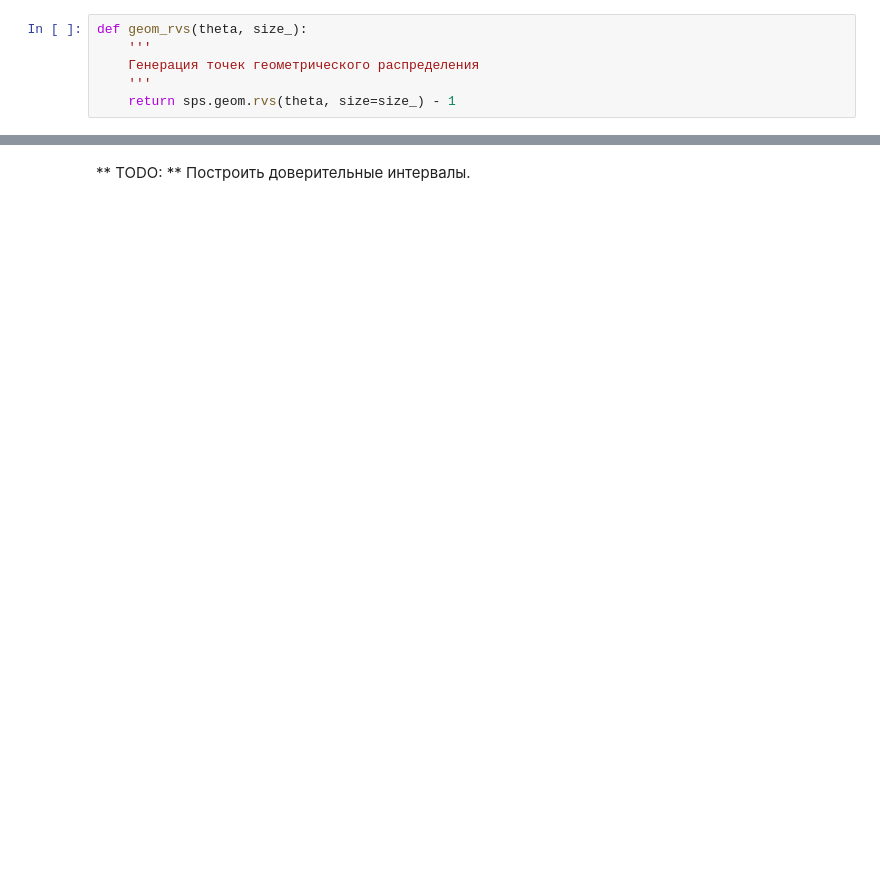
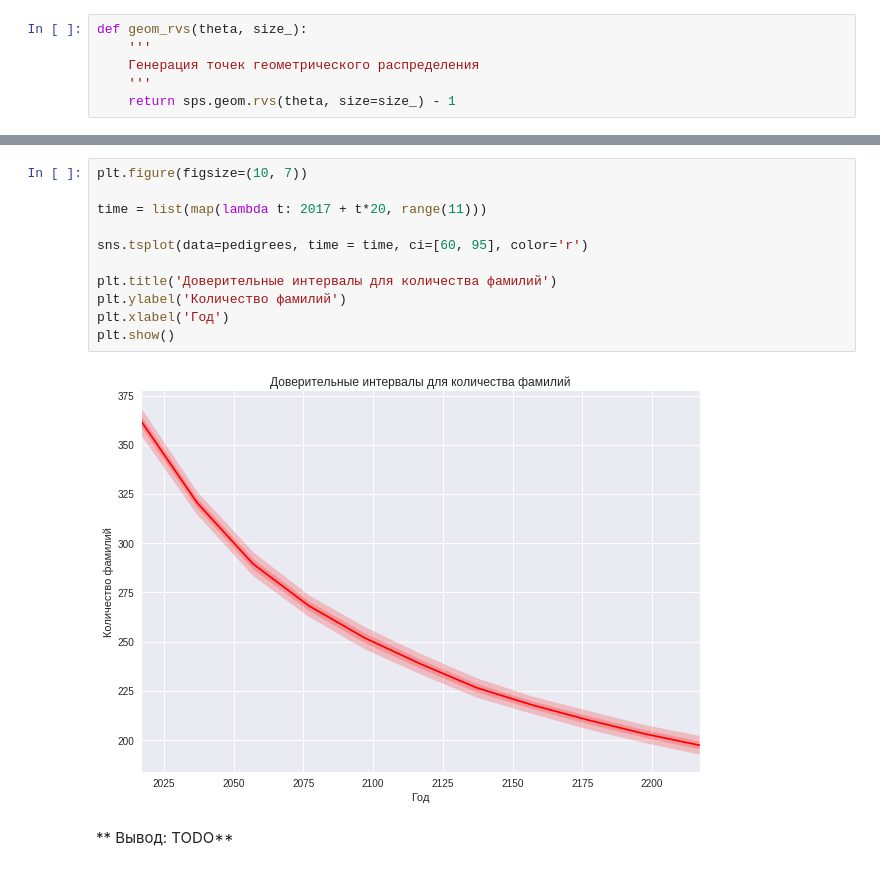
Before and after one commit to svinkapeppa/stochastic, a Jupyter notebook: lab_2/2.23.ipynb, the cells around one changed output, grey strips where cells are left out. Drawn from its saved outputs; the diff is of its cells as text; blank space fills up the shorter version.

```diff
--- a/lab_2/2.23.ipynb
+++ b/lab_2/2.23.ipynb
@@ -325,2 +383,15 @@ print('В 2217 году население составит', ppl, 'челове
+# %%
+plt.figure(figsize=(10, 7))
+
+time = list(map(lambda t: 2017 + t*20, range(11)))
+
+sns.tsplot(data=pedigrees, time = time, ci=[60, 95], color='r')
+
+plt.title('Доверительные интервалы для количества фамилий')
+plt.ylabel('Количество фамилий')
+plt.xlabel('Год')
+plt.show()
+# %% [output]
+[figure, added]
 # %% [markdown]
-** TODO: ** Построить доверительные интервалы.
+** Вывод: TODO**
```
Also changed, not shown: parts of 8 cells of this notebook.
